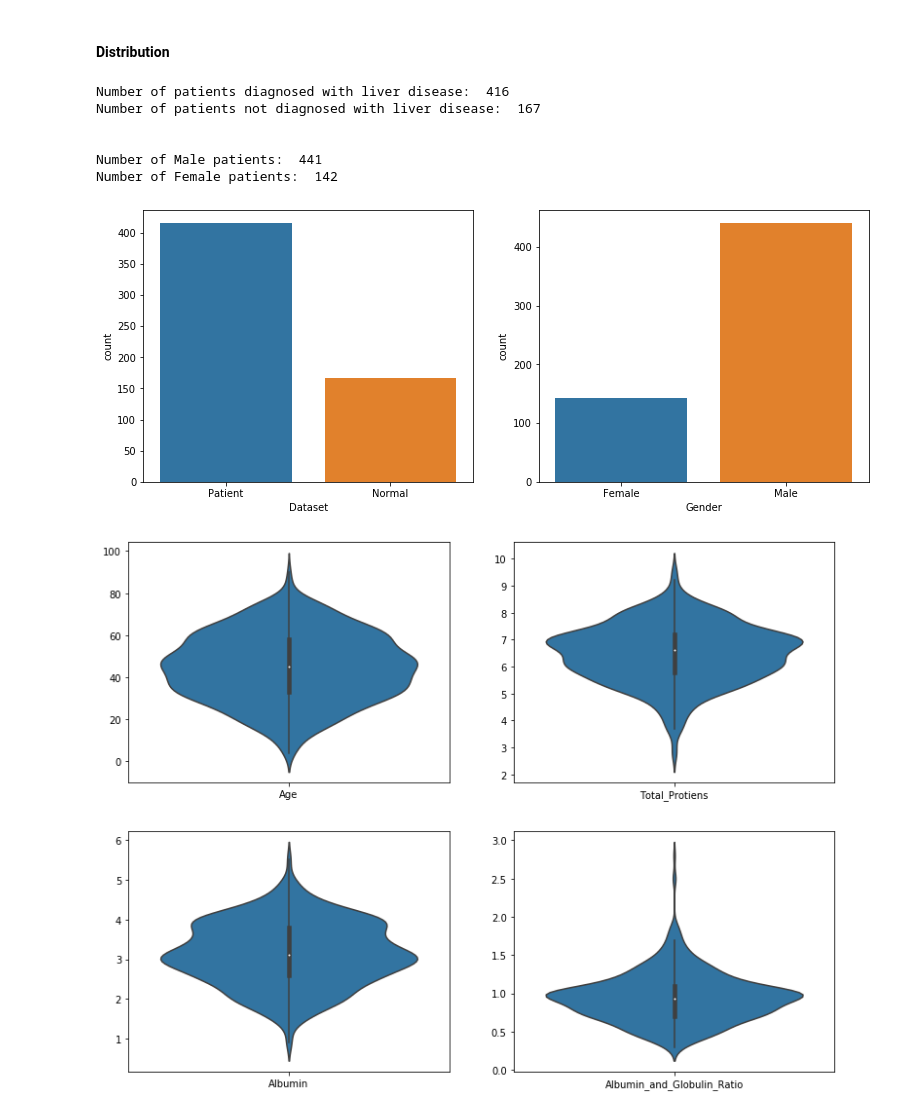
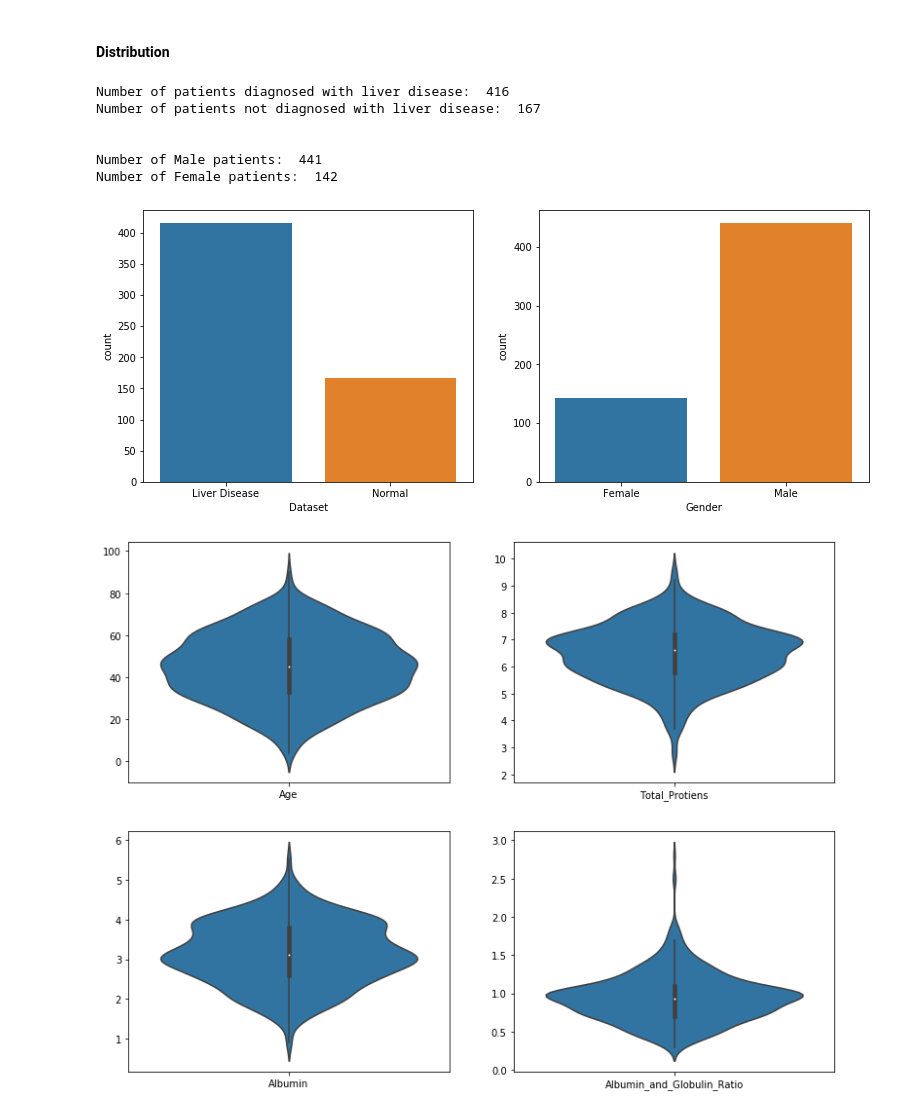
Before and after one commit to IndML101/Liver-Patients, a Jupyter notebook: Liver-Patients.ipynb, the cells around one changed output. Saved outputs shown, nothing was run; the diff lists cells and outputs as text; code cells hidden in the pictures.

```diff
--- a/Liver-Patients.ipynb
+++ b/Liver-Patients.ipynb
@@ -54,3 +73,5 @@ data_df.head()
+# %%
+data_df['Dataset'] = data_df['Dataset'].map({1:'Liver Disease', 2:'Normal'})
 # %%
 data_df.info()
 # %% [output]
@@ -146,35 +165,35 @@ print('Number of patients not diagnosed with liver disease: ',NLD)
 print('\n')
 
 M, F = data_df['Gender'].value_counts()
 print('Number of Male patients: ',M)
 print('Number of Female patients: ',F)
 print('\n')
 
 fig, axs = plt.subplots(1,2, figsize=[13,5])
 
 # distribution of patients with disease
 g = sns.countplot(data=data_df,
                   x='Dataset',
                   label='Count',
                   ax=axs[0])
-g.set_xticklabels(['Patient', 'Normal'])
+# g.set_xticklabels(['Patient', 'Normal'])
 
 # distribution of male and female
 g = sns.countplot(data=data_df,
                   x='Gender',
                   label='Count',
                   ax=axs[1])
 #g.set_xticklabels(['Male', 'Female'])
 
 plt.show()
 # %% [output]
 Number of patients diagnosed with liver disease:  416
 Number of patients not diagnosed with liver disease:  167
 
 
 Number of Male patients:  441
 Number of Female patients:  142
-[figure, old version]
+[figure, new version]
 # %%
 # Distribution of attributes with no outliers
 
```
Also changed, not shown: parts of 32 cells of this notebook.
